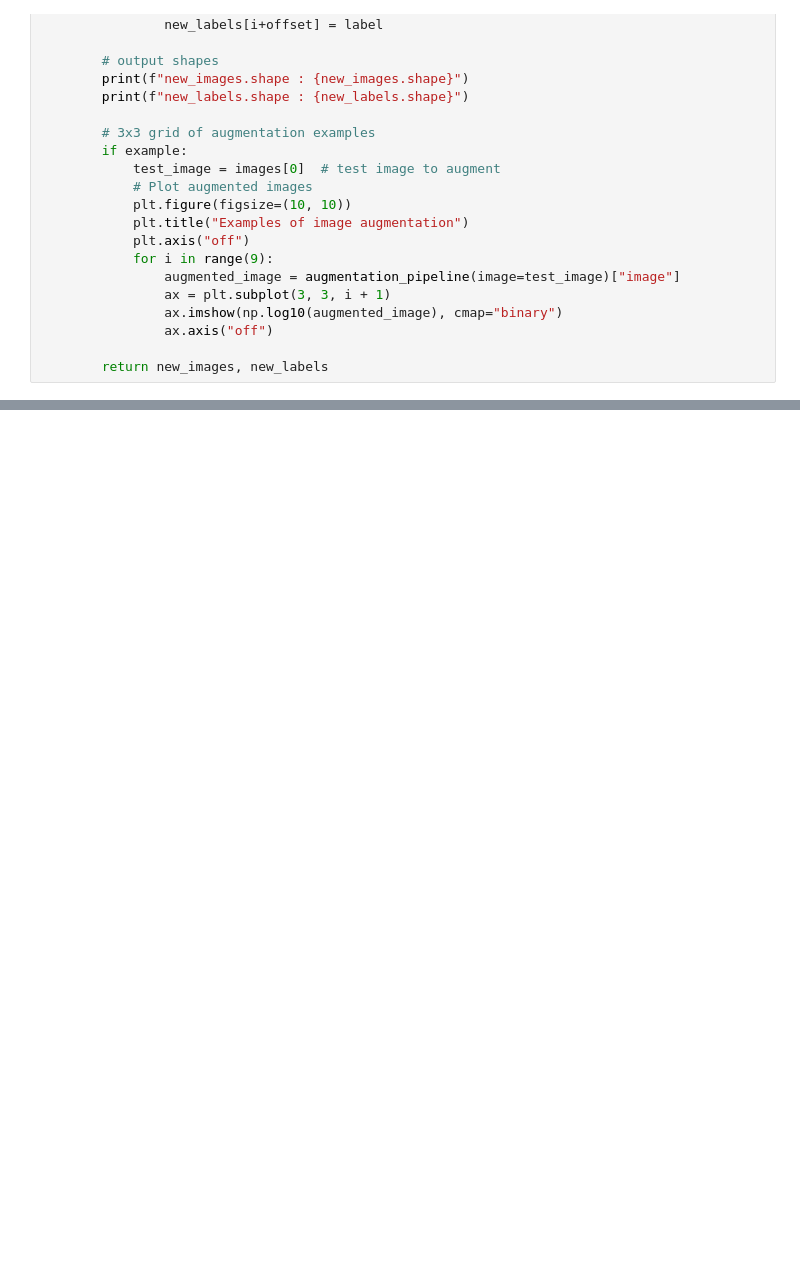
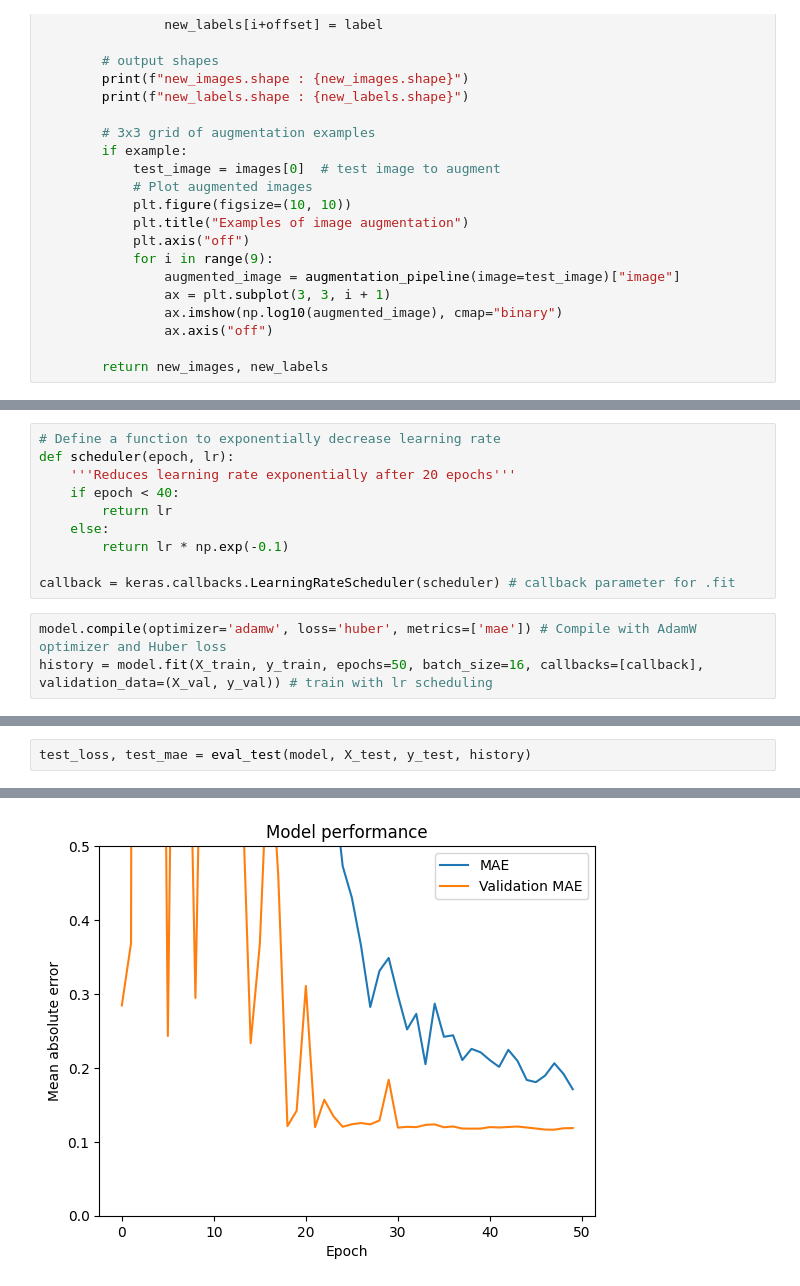
Before and after one commit to X-WasHere/Cosmological-Parameter-Inference, a Jupyter notebook: Paper_Model.ipynb, the cells around one changed output, grey strips where cells are left out. Drawn from its saved outputs; the diff is of its cells as text; blank space fills up the shorter version.

```diff
--- a/Paper_Model.ipynb
+++ b/Paper_Model.ipynb
@@ -277,0 +381,13 @@ def paper_model(input_shape, H, C=1, dropout_rate=0.5):
+# %%
+# Define a function to exponentially decrease learning rate
+def scheduler(epoch, lr):
+    '''Reduces learning rate exponentially after 20 epochs'''
+    if epoch < 40:
+        return lr
+    else:
+        return lr * np.exp(-0.1)
+
+callback = keras.callbacks.LearningRateScheduler(scheduler) # callback parameter for .fit
+# %%
+model.compile(optimizer='adamw', loss='huber', metrics=['mae']) # Compile with AdamW optimizer and Huber loss
+history = model.fit(X_train, y_train, epochs=50, batch_size=16, callbacks=[callback], validation_data=(X_val, y_val)) # train with lr scheduling
@@ -277,0 +412,3 @@ def paper_model(input_shape, H, C=1, dropout_rate=0.5):
+# %%
+test_loss, test_mae = eval_test(model, X_test, y_test, history)
+# %% [output]
@@ -277,0 +417 @@ def paper_model(input_shape, H, C=1, dropout_rate=0.5):
+[figure, added]
```
Also changed, not shown: parts of 10 cells of this notebook, 1 other file.
